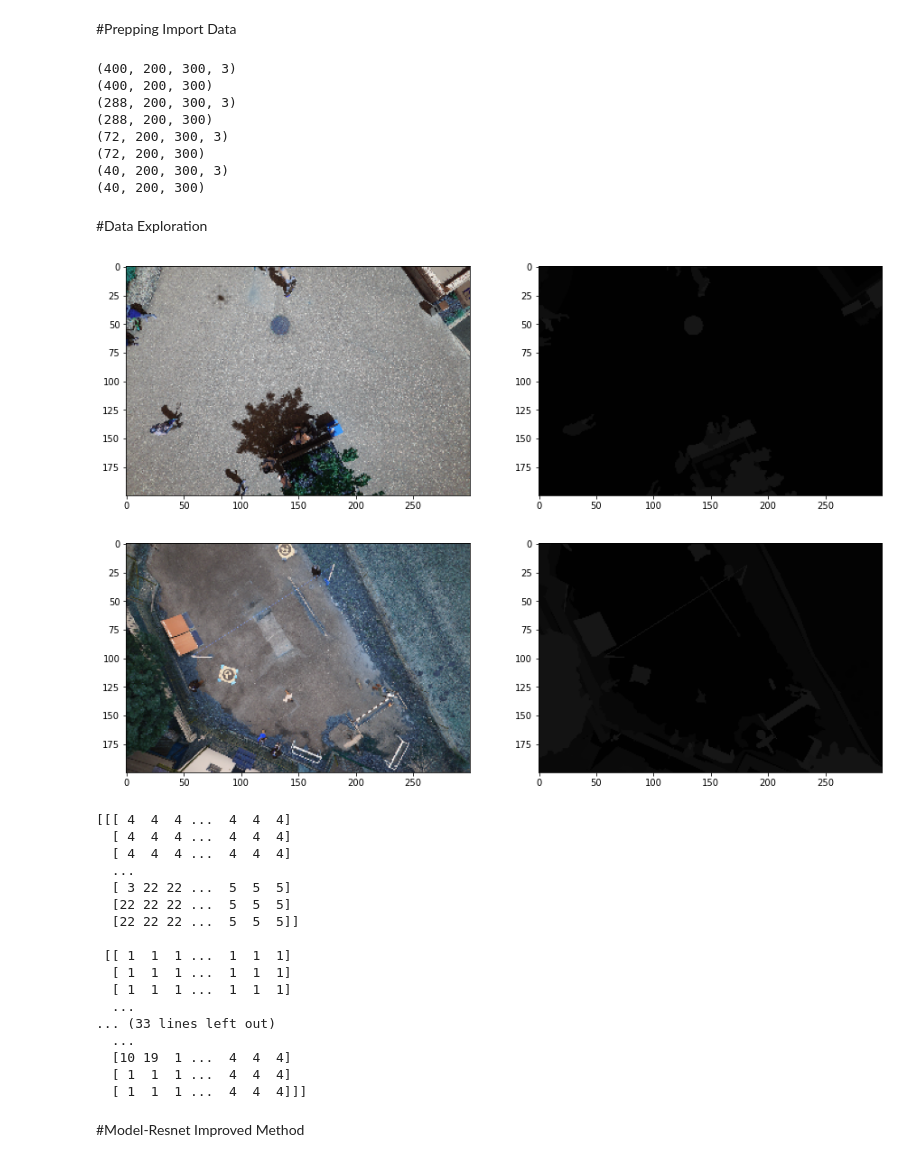
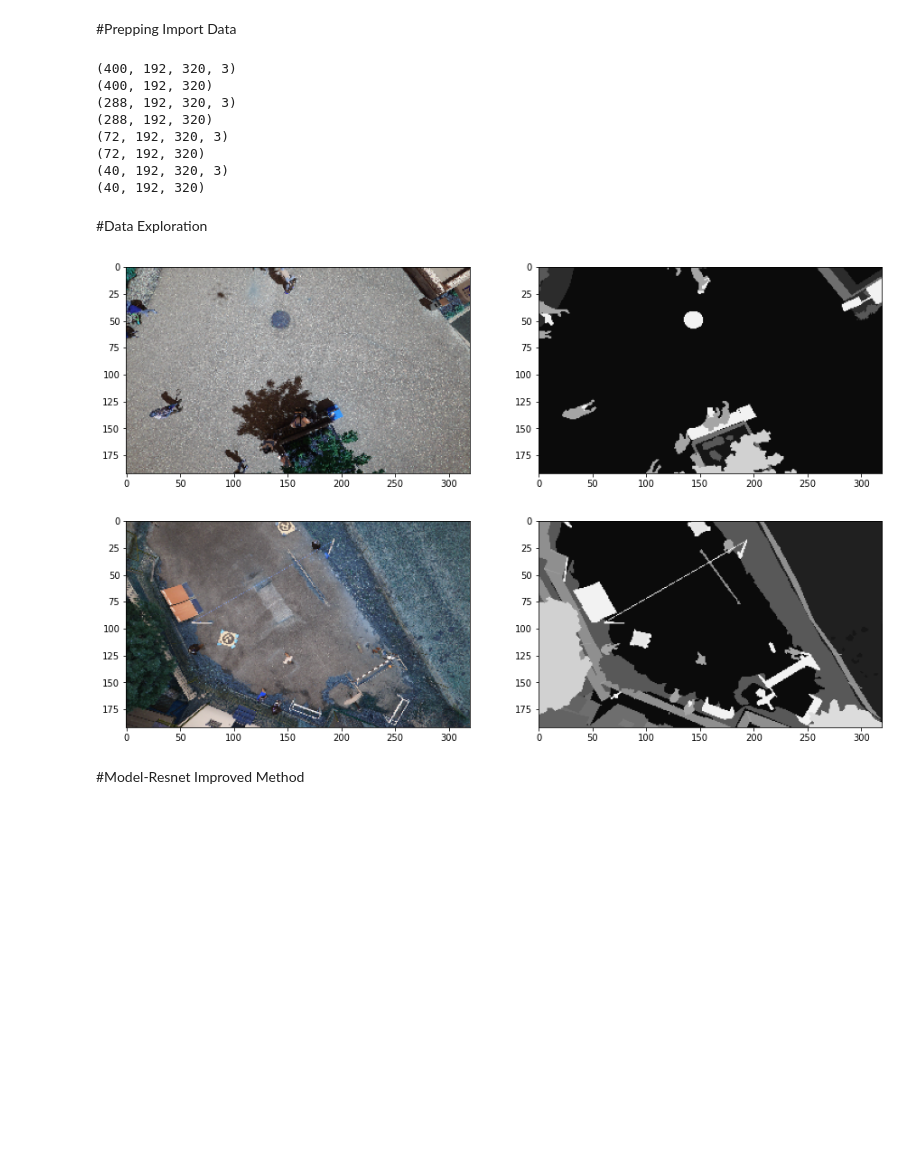
Before and after one commit to BJToor/sep769-deep-learning-project, a Jupyter notebook: DeepLearningProject_Group2.ipynb, the cells around one changed output. Saved outputs shown, nothing was run; the diff lists cells and outputs as text; code cells hidden in the pictures; blank space fills up the shorter version.

```diff
--- a/DeepLearningProject_Group2.ipynb
+++ b/DeepLearningProject_Group2.ipynb
@@ -43,10 +43,8 @@ Drive already mounted at /content/gdrive; to attempt to forcibly remount, call d
 # %%
 original_images_path = '/content/gdrive/Shareddrives/SEP_769/data/drone_data/original_images/'
 original_semantic_path = '/content/gdrive/Shareddrives/SEP_769/data/drone_data/label_images_semantic/'
-HEIGHT = 200
-WIDTH = 300
-EPOCHS = 25
-BATCHSIZE = 6
+HEIGHT = 192
+WIDTH = 320
 VAL_SPLIT = 0.9
 
 # reads images from dir, resizes and returns np array
@@ -102,6 +100,8 @@ print(images.shape)
 
 labels = labels_to_array(original_semantic_path, width=WIDTH, height=HEIGHT, ext='png')
 print(labels.shape)
+
+
 
 x_train, x_test, y_train, y_test = train_test_split(images, labels, test_size=0.1)
 X_train, X_val, Y_train, Y_val, = train_test_split(x_train, y_train, test_size=0.2)
@@ -140,39 +140,22 @@ print(y_test.shape)
 #print(train_labels.shape)
 #print(test_labels.shape)
 # %% [output]
-(400, 200, 300, 3)
-(400, 200, 300)
-(288, 200, 300, 3)
-(288, 200, 300)
-(72, 200, 300, 3)
-(72, 200, 300)
-(40, 200, 300, 3)
-(40, 200, 300)
+(400, 192, 320, 3)
+(400, 192, 320)
+(288, 192, 320, 3)
+(288, 192, 320)
+(72, 192, 320, 3)
+(72, 192, 320)
+(40, 192, 320, 3)
+(40, 192, 320)
 # %% [markdown]
 #Data Exploration
 # %%
 for i in range(2):
-  display_images([images[i], labels[i]])
+  display_images([images[i], labels[i]*11])
 # %% [output]
-[figure, old version]
+[figure, new version]
-[figure, old version]
+[figure, new version]
-[[[ 4  4  4 ...  4  4  4]
-  [ 4  4  4 ...  4  4  4]
-  [ 4  4  4 ...  4  4  4]
-  ...
-  [ 3 22 22 ...  5  5  5]
-  [22 22 22 ...  5  5  5]
-  [22 22 22 ...  5  5  5]]
-
- [[ 1  1  1 ...  1  1  1]
-  [ 1  1  1 ...  1  1  1]
-  [ 1  1  1 ...  1  1  1]
-  ...
-... (33 lines left out)
-  ...
-  [10 19  1 ...  4  4  4]
-  [ 1  1  1 ...  4  4  4]
-  [ 1  1  1 ...  4  4  4]]]
 # %% [markdown]
 #Model-Resnet Improved Method
 # %%
```
Also changed, not shown: parts of 2 cells of this notebook.
